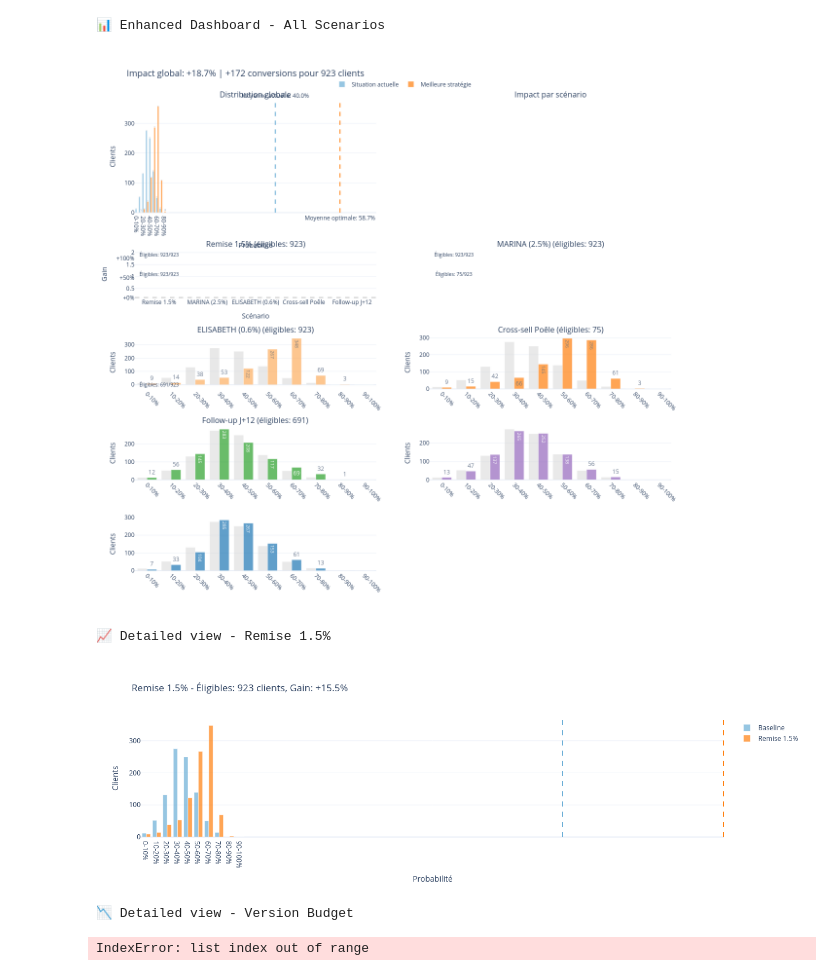
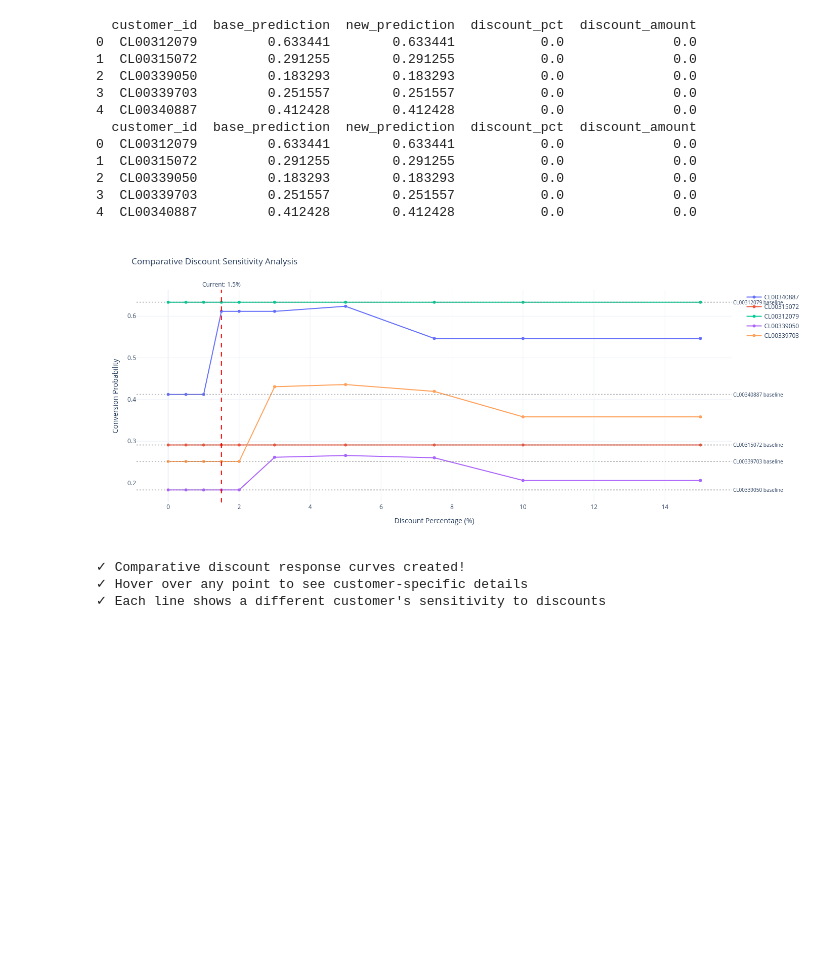
Before and after one commit to vslovik/ai-france-hvac, a Jupyter notebook: __simulation__discount.ipynb, the cells around one changed output. Drawn from its saved outputs; the diff is of its cells as text; code cells hidden in the pictures; blank space fills up the shorter version.

```diff
--- a/__simulation__discount.ipynb
+++ b/__simulation__discount.ipynb
@@ -57,20 +90,0 @@ TRAIN = False
-# %%
-# Model building
-if TRAIN:
-    with HiddenPrints():
-        X_train = create_features(df_train)
-
-    y_train = X_train['converted']
-    X_train = X_train.drop(['numero_compte', 'converted'], axis=1)
-    feature_names = X_train.columns.tolist()
-
-    result = train_xgb(X_train, y_train, "simulation_poc")
-    model = result['model']
-    feature_names = result['features']
-
-    print(f"Model trained: {len(feature_names)} features")
-else:
-    with open('simulation_poc.pkl', 'rb') as file:
-        model_data = pickle.load(file)
-        model = model_data['model']
-        feature_names = model_data['features']
@@ -902,22 +91,19 @@ def plot_simple_per_scenario(simulator, scenario_idx):
-# %%
-# Show the full dashboard
-print("📊 Enhanced Dashboard - All Scenarios")
-fig_dashboard = plot_enhanced_dashboard(sim)
-fig_dashboard.show()
-
-# Show detailed view of the best scenario (Remise 1.5%)
-print("\n📈 Detailed view - Remise 1.5%")
-fig_detail = plot_simple_per_scenario(sim, scenario_idx=0)
-fig_detail.show()
-
-# Show detailed view of the worst scenario (Version Budget)
-print("\n📉 Detailed view - Version Budget")
-fig_budget = plot_simple_per_scenario(sim, scenario_idx=5)
-fig_budget.show()
-# %% [output]
-📊 Enhanced Dashboard - All Scenarios
-[figure, removed]
-📈 Detailed view - Remise 1.5%
-[figure, removed]
-📉 Detailed view - Version Budget
-IndexError: list index out of range
+# %%
+show_discount_comparison_graph(df_sim, model, selected_ids)
+# %% [output]
+  customer_id  base_prediction  new_prediction  discount_pct  discount_amount
+0  CL00312079         0.633441        0.633441           0.0              0.0
+1  CL00315072         0.291255        0.291255           0.0              0.0
+2  CL00339050         0.183293        0.183293           0.0              0.0
+3  CL00339703         0.251557        0.251557           0.0              0.0
+4  CL00340887         0.412428        0.412428           0.0              0.0
+  customer_id  base_prediction  new_prediction  discount_pct  discount_amount
+0  CL00312079         0.633441        0.633441           0.0              0.0
+1  CL00315072         0.291255        0.291255           0.0              0.0
+2  CL00339050         0.183293        0.183293           0.0              0.0
+3  CL00339703         0.251557        0.251557           0.0              0.0
+4  CL00340887         0.412428        0.412428           0.0              0.0
+[figure, added]
+✓ Comparative discount response curves created!
+✓ Hover over any point to see customer-specific details
+✓ Each line shows a different customer's sensitivity to discounts
```
Also changed, not shown: parts of 8 cells of this notebook, 7 other files.
